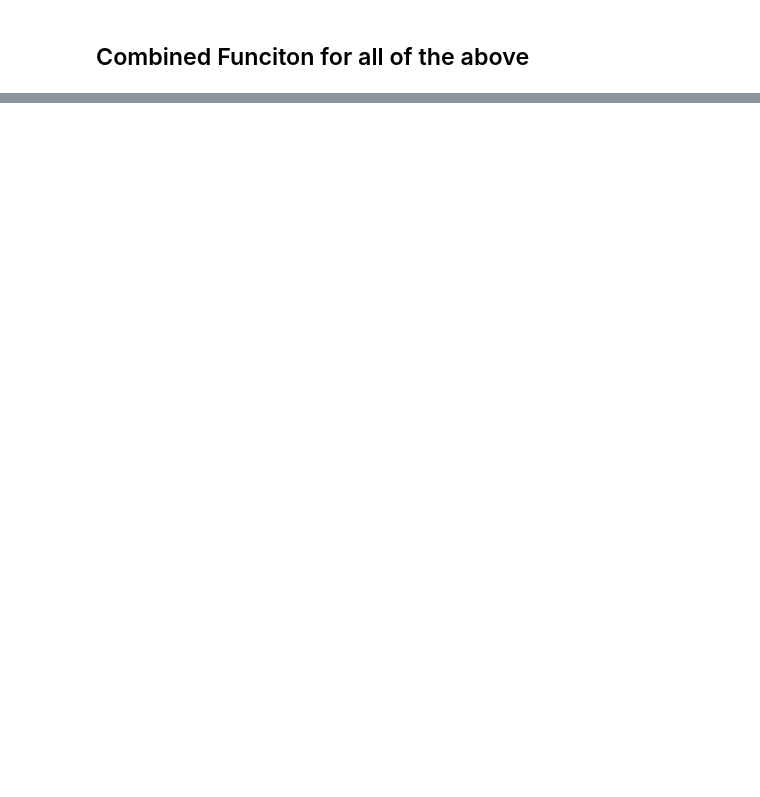
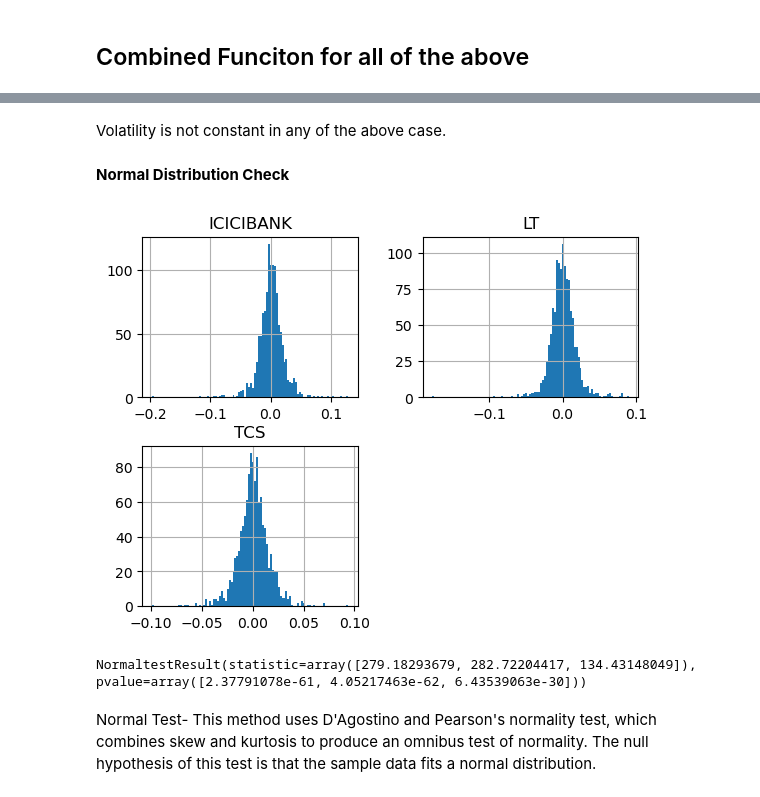
Before and after one commit to PoshanAgrawal/Finance, a Jupyter notebook: FInancial_Data/Data analysis.ipynb, the cells around one changed output, grey strips where cells are left out. Cells and saved outputs as stored; diff of their text form; code cells hidden in the pictures; blank space fills up the shorter version.

```diff
--- a/FInancial_Data/Data analysis.ipynb
+++ b/FInancial_Data/Data analysis.ipynb
@@ -225,0 +373,17 @@ def investCompare(starttime,endtime,tickers):
+# %% [markdown]
+Volatility is not constant in any of the above case.
+# %% [markdown]
+**Normal Distribution Check**
+# %%
+#Histogram- increasing the number of bins increases the noise
+ret.iloc[:,:3].hist(bins=100);
+# %% [output]
+[figure, added]
+# %%
+#Noramlity test
+stats.normaltest((np.array(ret)))
+# %% [output]
+NormaltestResult(statistic=array([279.18293679, 282.72204417, 134.43148049]), pvalue=array([2.37791078e-61, 4.05217463e-62, 6.43539063e-30]))
+# %% [markdown]
+Normal Test- This method uses D'Agostino and Pearson's normality test, which combines skew and kurtosis to produce an omnibus test of normality.
+The null hypothesis of this test is that the sample data fits a normal distribution.
```
Also changed, not shown: parts of 40 cells of this notebook.
